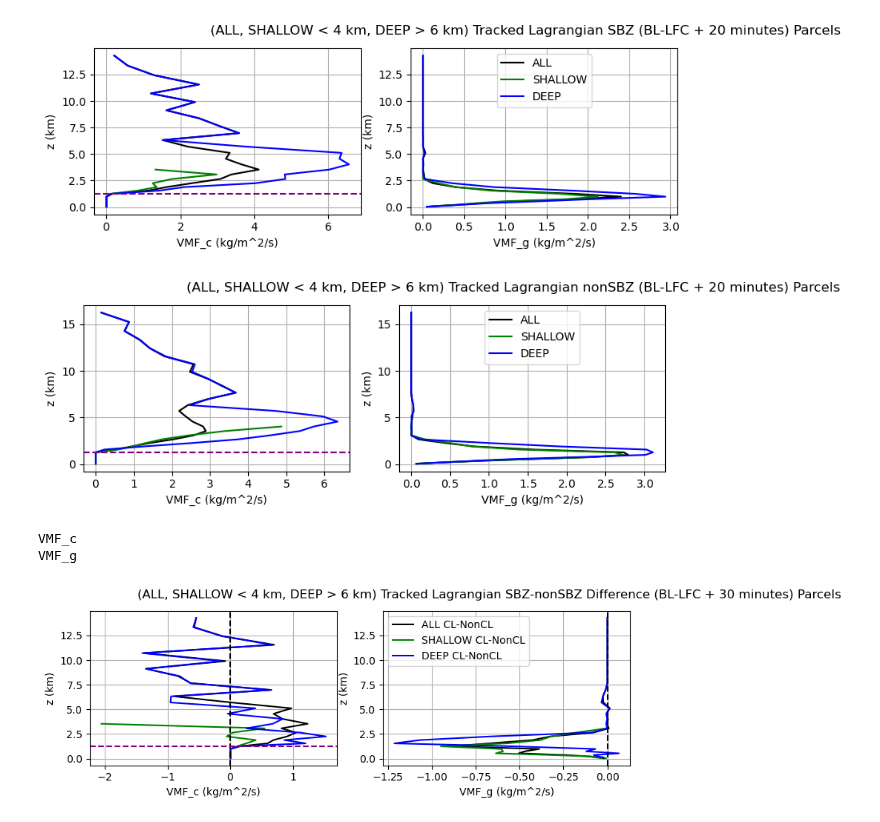
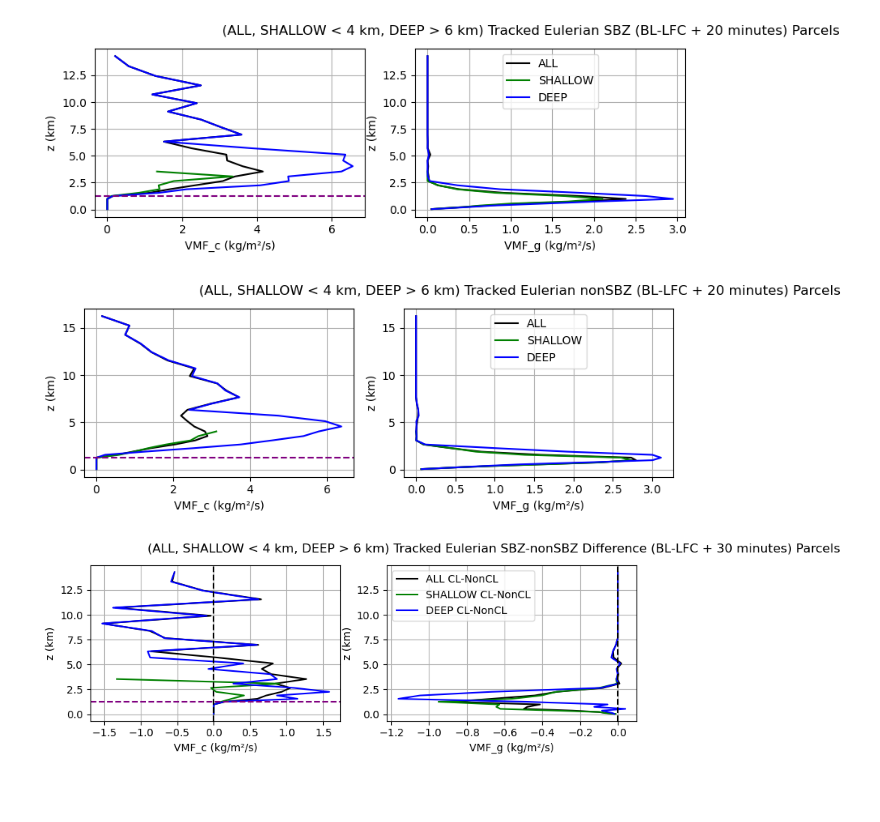
Before and after one commit to torrilab/DCI-Project, a Jupyter notebook: Code/Project_Algorithms/Tracked_Profiles/Tracked_Eulerian_VMF_Profiles_Plotting.ipynb, the cells around one changed output. Saved outputs shown, nothing was run; the diff lists cells and outputs as text; code cells hidden in the pictures; blank space fills up the shorter version.

```diff
--- a/Code/Project_Algorithms/Tracked_Profiles/Tracked_Eulerian_VMF_Profiles_Plotting.ipynb
+++ b/Code/Project_Algorithms/Tracked_Profiles/Tracked_Eulerian_VMF_Profiles_Plotting.ipynb
@@ -99,7 +99,7 @@ SE_list = []
 
 for t in types:
     for var in variables:
-        vars_list.append(f"{t}_profile_array_{var}")
+        vars_list.append(f"CL_{t}_profile_array_{var}")
         vars_list.append(f"nonCL_{t}_profile_array_{var}")
 
 # Define directory and output file path
@@ -413,12 +398,15 @@ import matplotlib.pyplot as plt
 import matplotlib.gridspec as gridspec
 
 
-# List of profile arrays and their corresponding labels and x-axis titles
 profiles = [
-    (ALL_profile_array_VMF_c.copy(), SHALLOW_profile_array_VMF_c.copy(), DEEP_profile_array_VMF_c.copy(), 'VMF_c (kg/m^2/s)'),
-    (ALL_profile_array_VMF_g.copy(), SHALLOW_profile_array_VMF_g.copy(), DEEP_profile_array_VMF_g.copy(), 'VMF_g (kg/m^2/s)')
+    (
+        globals()[f"SBZ_ALL_profile_array_{var}"].copy(),
+        globals()[f"SBZ_SHALLOW_profile_array_{var}"].copy(),
+        globals()[f"SBZ_DEEP_profile_array_{var}"].copy(),
+        label
+    )
+    for var, label in var_units
 ]
-
 
 # Set up the 2x3 gridspec
 fig = plt.figure(figsize=(12, 8))
@@ -463,7 +451,7 @@ for axis in [ax1]:
 # legend_ax.legend(*ax.get_legend_handles_labels(), loc='center', frameon=False)
 
 #ACCESSORIES
-plt.suptitle('(ALL, SHALLOW < 4 km, DEEP > 6 km) Tracked Lagrangian SBZ (BL-LFC + 20 minutes) Parcels')
+plt.suptitle('(ALL, SHALLOW < 4 km, DEEP > 6 km) Tracked Eulerian SBZ (BL-LFC + 20 minutes) Parcels')
 plt.tight_layout()
 
 # #MATCHING X AXISES WITH NEXT PLOT
@@ -480,17 +468,20 @@ plt.tight_layout()
 #     fix_x_limits([ax7,ax14])
 #     del ax1,ax2,ax3,ax4,ax5,ax6,ax7,ax8,ax9,ax10,ax11,ax12,ax13,ax14
 # %% [output]
-[figure, old version]
+[figure, new version]
 # %%
 import matplotlib.pyplot as plt
 import matplotlib.gridspec as gridspec
 
-# List of profile arrays and their corresponding labels and x-axis titles
 profiles = [
-    (nonSBZ_ALL_profile_array_VMF_c.copy(), nonSBZ_SHALLOW_profile_array_VMF_c.copy(), nonSBZ_DEEP_profile_array_VMF_c.copy(), 'VMF_c (kg/m^2/s)'),
-    (nonSBZ_ALL_profile_array_VMF_g.copy(), nonSBZ_SHALLOW_profile_array_VMF_g.copy(), nonSBZ_DEEP_profile_array_VMF_g.copy(), 'VMF_g (kg/m^2/s)')
+    (
+        globals()[f"nonSBZ_ALL_profile_array_{var}"].copy(),
+        globals()[f"nonSBZ_SHALLOW_profile_array_{var}"].copy(),
+        globals()[f"nonSBZ_DEEP_profile_array_{var}"].copy(),
+        label
+    )
+    for var, label in var_units
 ]
-
 
 # Set up the 2x3 gridspec
 fig = plt.figure(figsize=(12, 8))
@@ -534,7 +525,7 @@ for axis in [ax1]:
 # legend_ax.legend(*ax.get_legend_handles_labels(), loc='center', frameon=False)
 
 #ACCESSORIES
-plt.suptitle('(ALL, SHALLOW < 4 km, DEEP > 6 km) Tracked Lagrangian nonSBZ (BL-LFC + 20 minutes) Parcels')
+plt.suptitle('(ALL, SHALLOW < 4 km, DEEP > 6 km) Tracked Eulerian nonSBZ (BL-LFC + 20 minutes) Parcels')
 plt.tight_layout()
 
 
@@ -549,7 +540,7 @@ plt.tight_layout()
 # fix_x_limits([ax6,ax13])
 # fix_x_limits([ax7,ax14])
 # %% [output]
-[figure, old version]
+[figure, new version]
 # %%
 #SBZ vs nonSBZ
 def average_difference(array1, array2):
@@ -573,27 +564,26 @@ def average_difference(array1, array2):
     out_profile[:,0]=diff;out_profile[:,1]=zs;
     return out_profile
 
-# Calculate average differences for each variable (w, qv, qc, th, buoyancy) for SBZ
-print('VMF_c')
-ALL_diff_VMF_c = average_difference(ALL_profile_array_VMF_c, nonSBZ_ALL_profile_array_VMF_c)
-SHALLOW_diff_VMF_c = average_difference(SHALLOW_profile_array_VMF_c, nonSBZ_SHALLOW_profile_array_VMF_c)
-DEEP_diff_VMF_c = average_difference(DEEP_profile_array_VMF_c, nonSBZ_DEEP_profile_array_VMF_c)
 
-print('VMF_g')
-ALL_diff_VMF_g = average_difference(ALL_profile_array_VMF_g, nonSBZ_ALL_profile_array_VMF_g)
-SHALLOW_diff_VMF_g = average_difference(SHALLOW_profile_array_VMF_g, nonSBZ_SHALLOW_profile_array_VMF_g)
-DEEP_diff_VMF_g = average_difference(DEEP_profile_array_VMF_g, nonSBZ_DEEP_profile_array_VMF_g)
+var_names = [var[0] for var in var_units]
+for var in var_names:
+    for category in ["ALL", "SHALLOW", "DEEP"]:
+        globals()[f"{category}_diff_{var}"] = average_difference(
+            globals()[f"SBZ_{category}_profile_array_{var}"],
+            globals()[f"nonSBZ_{category}_profile_array_{var}"]
+        )
-# %% [output]
-VMF_c
-VMF_g
 # %%
 import matplotlib.pyplot as plt
 import matplotlib.gridspec as gridspec
 
-# List of profile arrays and their corresponding labels and x-axis titles
 profiles = [
-    (ALL_diff_VMF_c.copy(), SHALLOW_diff_VMF_c.copy(), DEEP_diff_VMF_c.copy(), 'VMF_c (kg/m^2/s)'),
-    (ALL_diff_VMF_g.copy(), SHALLOW_diff_VMF_g.copy(), DEEP_diff_VMF_g.copy(), 'VMF_g (kg/m^2/s)')
+    (
+        globals()[f"ALL_diff_{var}"].copy(),
+        globals()[f"SHALLOW_diff_{var}"].copy(),
+        globals()[f"DEEP_diff_{var}"].copy(),
+        label
+    )
+    for var, label in var_units
 ]
 
 
@@ -619,35 +609,35 @@ for i, (ALL_profile_array, SHALLOW_profile_array, DEEP_profile_array, xlabel) in
     # Plot the profile
     ax.plot(ALL_profile[:, 0], ALL_profile[:, 1],color='black',label='ALL CL-NonCL')
     ax.plot(SHALLOW_profile[:, 0], SHALLOW_profile[:, 1],color='green',label='SHALLOW CL-NonCL')
     ax.plot(DEEP_profile[:, 0], DEEP_profile[:, 1],color='blue',label='DEEP CL-NonCL')
     ax.set_xlabel(xlabel)
     ax.set_ylabel('z (km)')
     ax.grid(True)
 
     ax.axvline(0,color='k',linestyle='dashed')
 
     #LEGEND
     if i==1:
         ax.legend(loc='upper left')
 
     apply_scientific_notation([ax])
 
 #MEAN CLOUD BASE
 axs = fig.get_axes()
 ax1=axs[0]
 for axis in [ax1]:
     axis.axhline(all_cloudbase,color='purple',linestyle='dashed')
 
 # #LEGEND
 # legend_ax = fig.add_subplot(gs[1, 2])  # Use the (2, 3) grid slot for the legend
 # legend_ax.axis("off")  # Hide axes for the legend box
 # legend_ax.legend(*ax.get_legend_handles_labels(), loc='center', frameon=False)
 
 #ACCESSORIES
-plt.suptitle('(ALL, SHALLOW < 4 km, DEEP > 6 km) Tracked Lagrangian SBZ-nonSBZ Difference (BL-LFC + 30 minutes) Parcels')
+plt.suptitle('(ALL, SHALLOW < 4 km, DEEP > 6 km) Tracked Eulerian SBZ-nonSBZ Difference (BL-LFC + 30 minutes) Parcels')
 plt.tight_layout()
 # %% [output]
-[figure, old version]
+[figure, new version]
 # %%
 #ColdPool
 ################################################################
```
Also changed, not shown: parts of 14 cells of this notebook, 33 other files.
